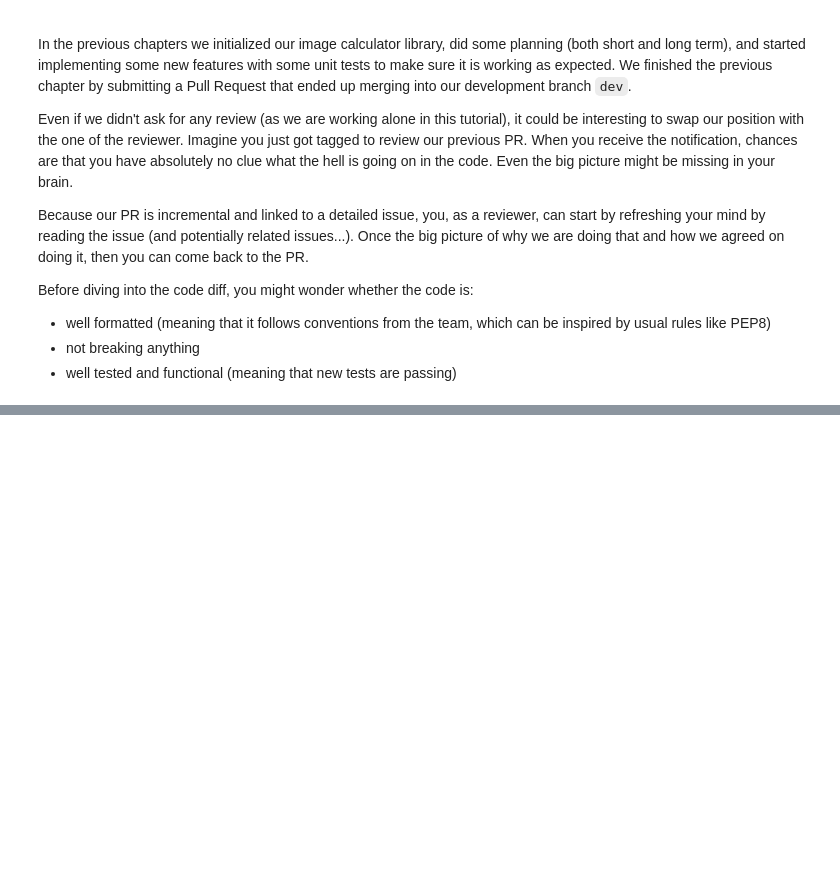
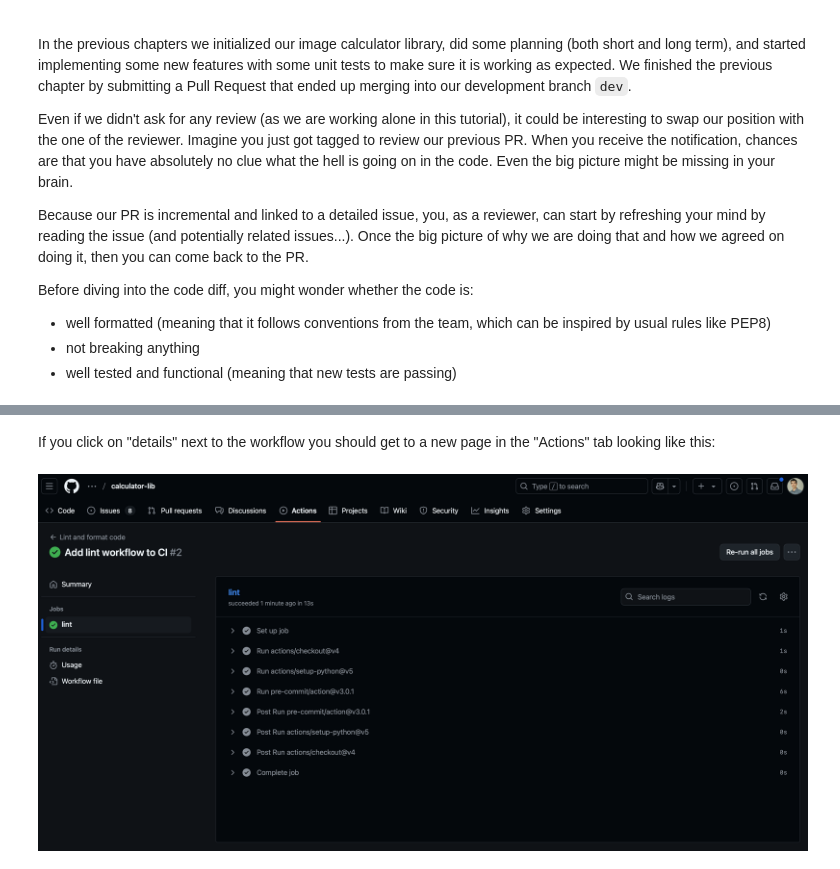
Before and after one commit to NicolasGensollen/formation-SED-2025, a Jupyter notebook: notebooks/Chapter4.ipynb, the cells around one changed output, grey strips where cells are left out. Saved outputs shown, nothing was run; the diff lists cells and outputs as text; code cells hidden in the pictures; blank space fills up the shorter version.

```diff
--- a/notebooks/Chapter4.ipynb
+++ b/notebooks/Chapter4.ipynb
@@ -113,0 +323,6 @@ $ git push origin dev
+# %% [markdown]
+If you click on "details" next to the workflow you should get to a new page in the "Actions" tab looking like this:
+# %%
+Image(filename="../images/github_action_lint_2.png")
+# %% [output]
+[figure, added]
```
Also changed, not shown: parts of 17 cells of this notebook, 10 other files.
